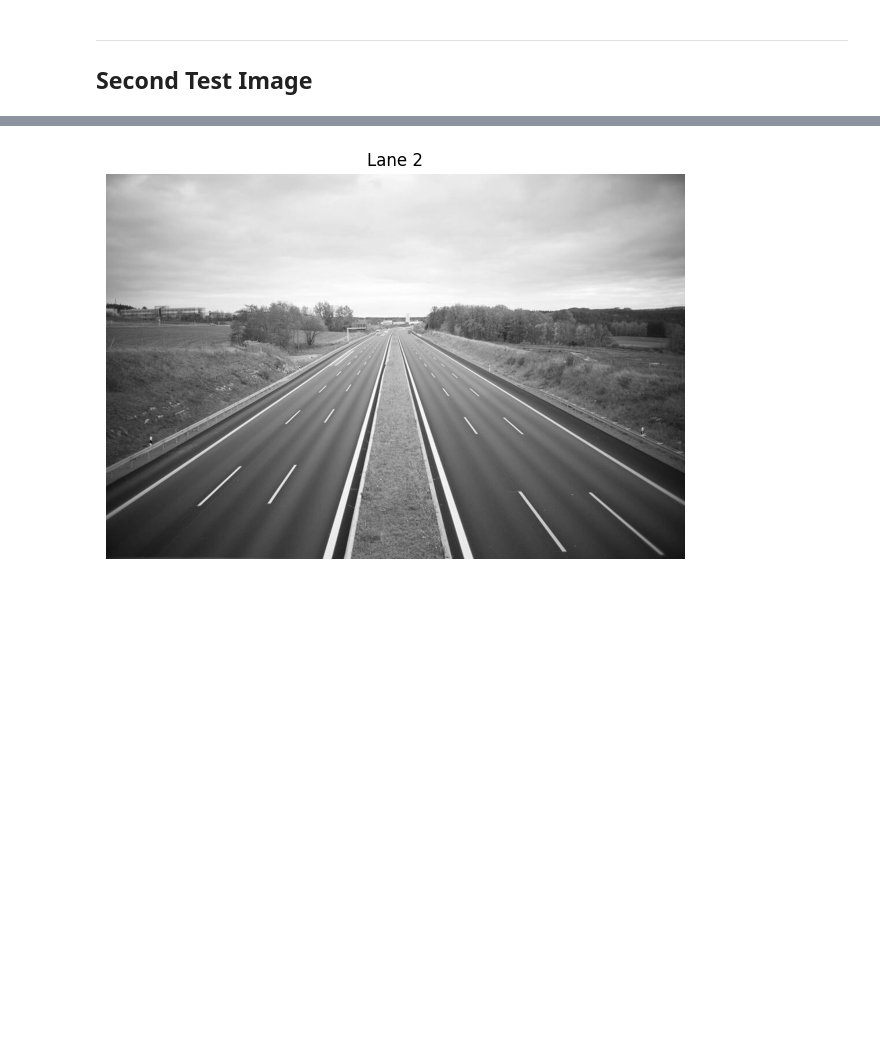
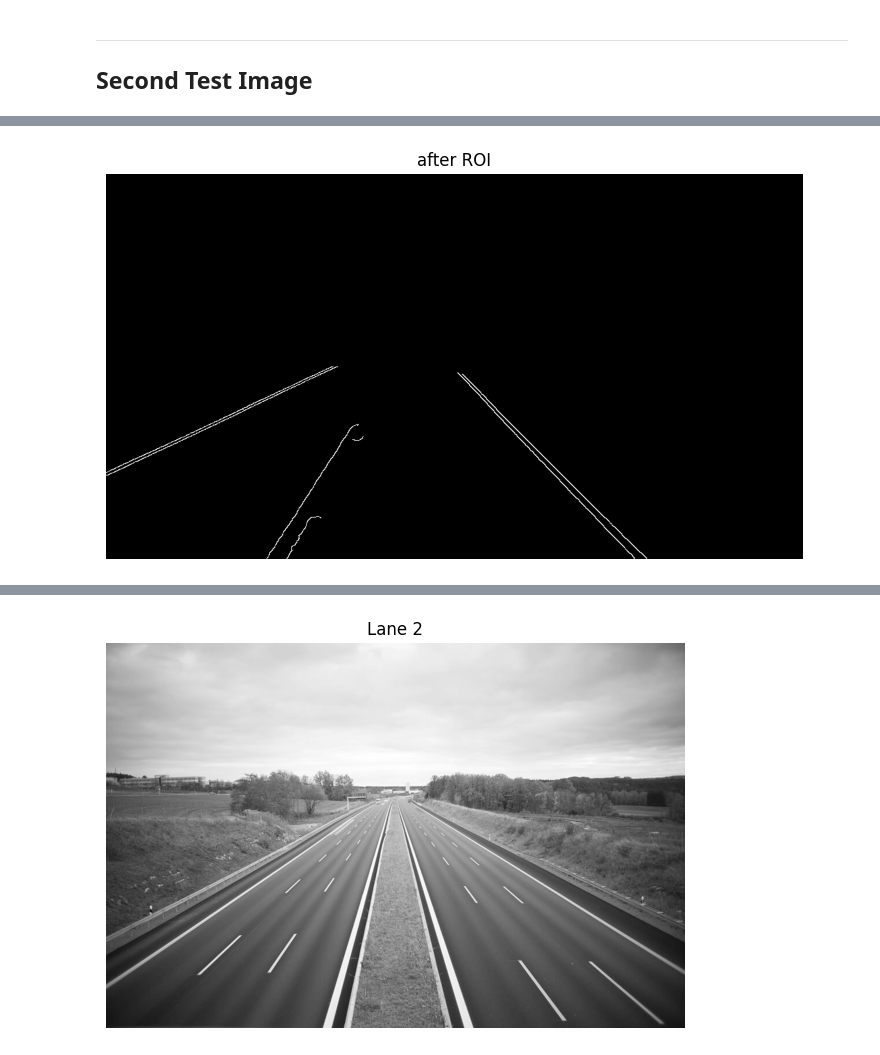
Before and after one commit to tasneemyo/Computer-Vision-Labs, a Jupyter notebook: lane_detection.ipynb, the cells around one changed output, grey strips where cells are left out. Saved outputs shown, nothing was run; the diff lists cells and outputs as text; code cells hidden in the pictures; blank space fills up the shorter version.

```diff
--- a/lane_detection.ipynb
+++ b/lane_detection.ipynb
@@ -168,0 +180,12 @@ compare_output(image1_rgb, image_with_lines)
+# %%
+height3, width3 = image3_filtered.shape
+
+polygon3 = np.array([
+    [(0, height3), (width3*3//2 - 120, height3), (width3//2 - 25, height3//2), (0, height3//2)]
+], dtype=np.int32)
+
+
+image3_roi = get_roi(image3_filtered, polygon3)
+display_image(get_roi(image3_filtered, polygon3), "after ROI")
+# %% [output]
+[figure, added]
```
Also changed, not shown: parts of 8 cells of this notebook, 1 other file.
